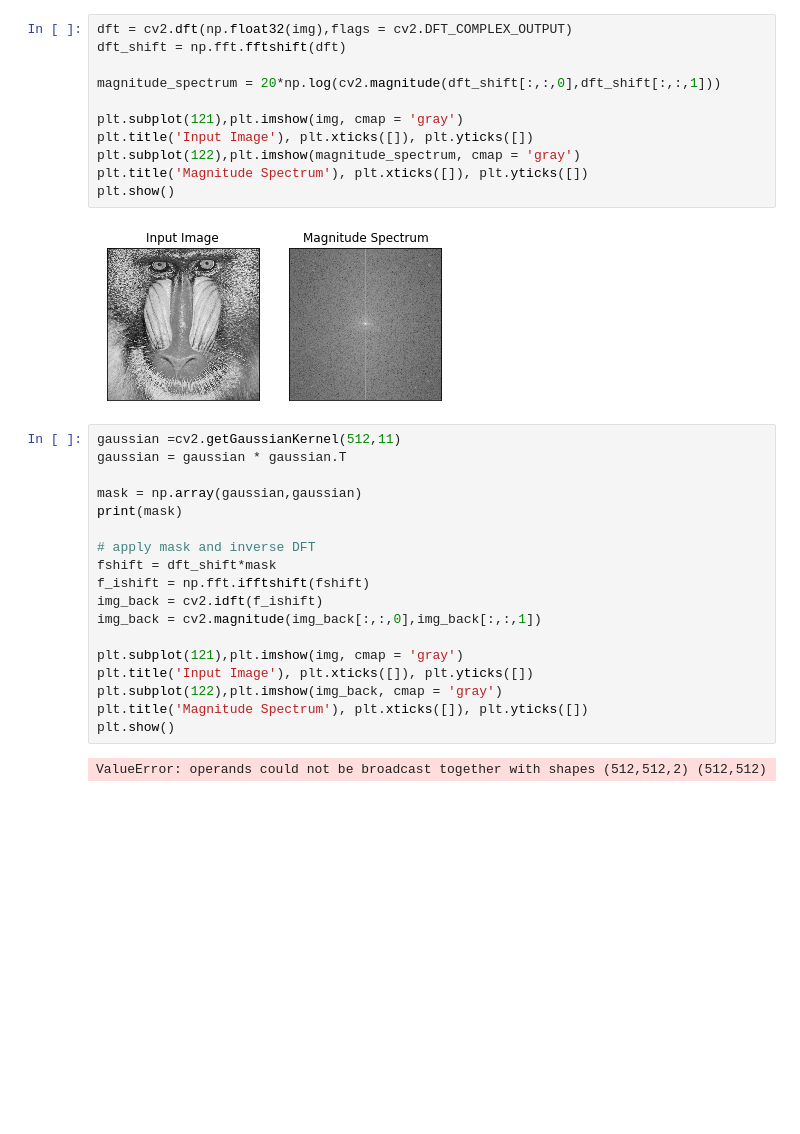
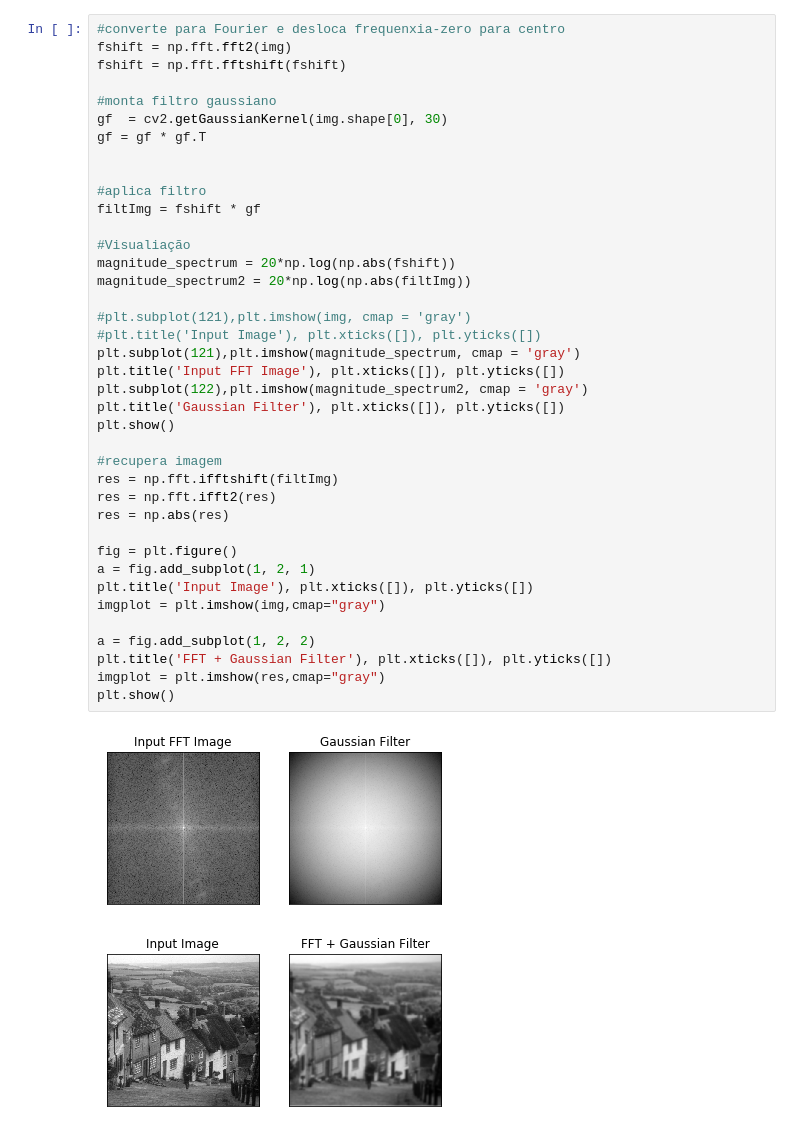
Before and after one commit to Rkanehisa/MO443, a Jupyter notebook: trabalho_1/trabalho_1.ipynb, the cells around one changed output. Saved outputs shown, nothing was run; the diff lists cells and outputs as text; blank space fills up the shorter version.

```diff
--- a/trabalho_1/trabalho_1.ipynb
+++ b/trabalho_1/trabalho_1.ipynb
@@ -118,33 +117,42 @@ plt.show()
-# %%
-dft = cv2.dft(np.float32(img),flags = cv2.DFT_COMPLEX_OUTPUT)
-dft_shift = np.fft.fftshift(dft)
-
-magnitude_spectrum = 20*np.log(cv2.magnitude(dft_shift[:,:,0],dft_shift[:,:,1]))
-
-plt.subplot(121),plt.imshow(img, cmap = 'gray')
-plt.title('Input Image'), plt.xticks([]), plt.yticks([])
-plt.subplot(122),plt.imshow(magnitude_spectrum, cmap = 'gray')
-plt.title('Magnitude Spectrum'), plt.xticks([]), plt.yticks([])
-plt.show()
-# %% [output]
-[figure, removed]
-# %%
-gaussian =cv2.getGaussianKernel(512,11)
-gaussian = gaussian * gaussian.T
-
-mask = np.array(gaussian,gaussian)
-print(mask)
-
-# apply mask and inverse DFT
-fshift = dft_shift*mask
-f_ishift = np.fft.ifftshift(fshift)
-img_back = cv2.idft(f_ishift)
-img_back = cv2.magnitude(img_back[:,:,0],img_back[:,:,1])
-
-plt.subplot(121),plt.imshow(img, cmap = 'gray')
-plt.title('Input Image'), plt.xticks([]), plt.yticks([])
-plt.subplot(122),plt.imshow(img_back, cmap = 'gray')
-plt.title('Magnitude Spectrum'), plt.xticks([]), plt.yticks([])
-plt.show()
-# %% [output]
-ValueError: operands could not be broadcast together with shapes (512,512,2) (512,512)
+# %%
+#converte para Fourier e desloca frequenxia-zero para centro
+fshift = np.fft.fft2(img)
+fshift = np.fft.fftshift(fshift)
+
+#monta filtro gaussiano
+gf  = cv2.getGaussianKernel(img.shape[0], 30)
+gf = gf * gf.T
+
+
+#aplica filtro
+filtImg = fshift * gf
+
+#Visualiação
+magnitude_spectrum = 20*np.log(np.abs(fshift))
+magnitude_spectrum2 = 20*np.log(np.abs(filtImg))
+
+#plt.subplot(121),plt.imshow(img, cmap = 'gray')
+#plt.title('Input Image'), plt.xticks([]), plt.yticks([])
+plt.subplot(121),plt.imshow(magnitude_spectrum, cmap = 'gray')
+plt.title('Input FFT Image'), plt.xticks([]), plt.yticks([])
+plt.subplot(122),plt.imshow(magnitude_spectrum2, cmap = 'gray')
+plt.title('Gaussian Filter'), plt.xticks([]), plt.yticks([])
+plt.show()
+
+#recupera imagem
+res = np.fft.ifftshift(filtImg)
+res = np.fft.ifft2(res)
+res = np.abs(res)
+
+fig = plt.figure()
+a = fig.add_subplot(1, 2, 1)
+plt.title('Input Image'), plt.xticks([]), plt.yticks([])
+imgplot = plt.imshow(img,cmap="gray")
+
+a = fig.add_subplot(1, 2, 2)
+plt.title('FFT + Gaussian Filter'), plt.xticks([]), plt.yticks([])
+imgplot = plt.imshow(res,cmap="gray")
+plt.show()
+# %% [output]
+[figure, added]
+[figure, added]
```
Also changed, not shown: parts of 11 cells of this notebook, 8 other files.
